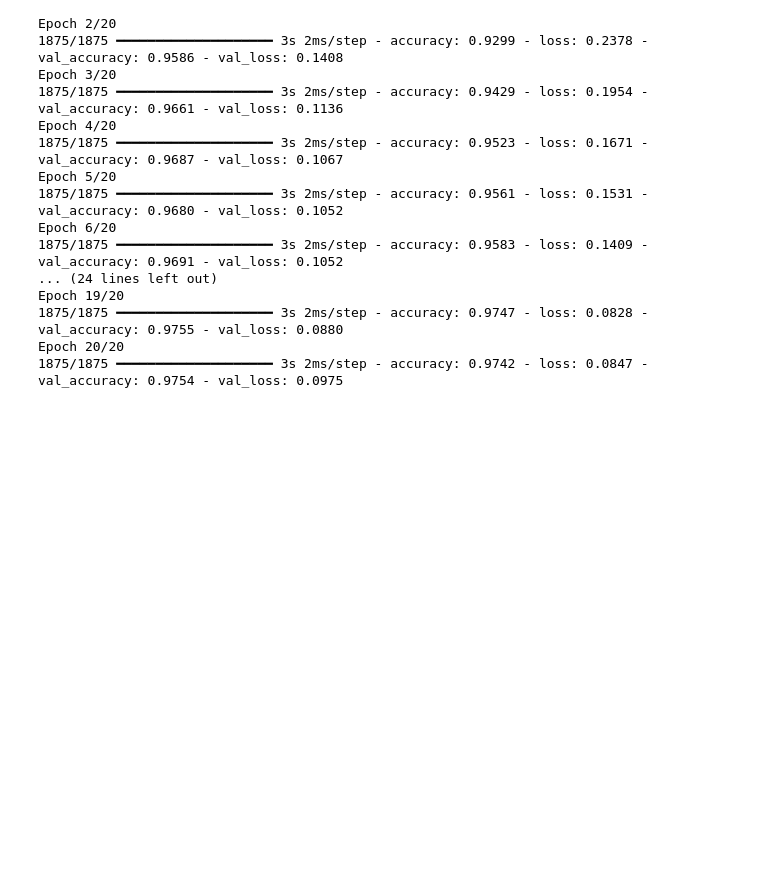
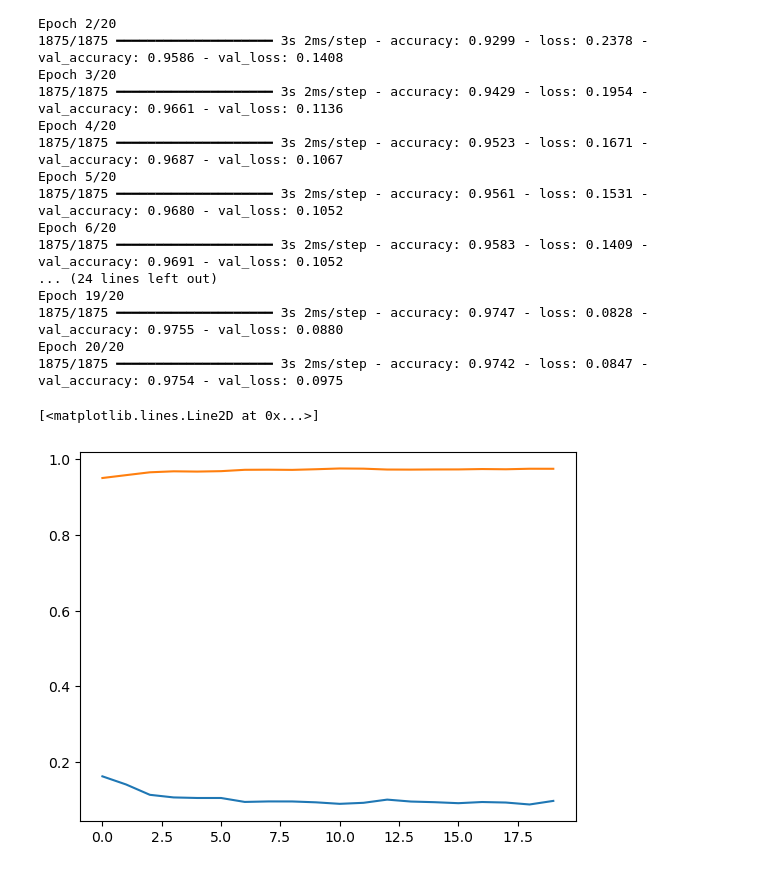
Before and after one commit to RodrigoD4v/FormacaoCD_Python, a Jupyter notebook: 8.NeuralNetworking_DeepLearning/notebooks/2.DeepLearnigMNIST.ipynb, the cells around one changed output. Cells and saved outputs as stored; diff of their text form; code cells hidden in the pictures; blank space fills up the shorter version.

Commit message:
Gerando gráfico para visualizar erro e a accuracy

```diff
--- a/8.NeuralNetworking_DeepLearning/notebooks/2.DeepLearnigMNIST.ipynb
+++ b/8.NeuralNetworking_DeepLearning/notebooks/2.DeepLearnigMNIST.ipynb
@@ -116,3 +116,13 @@ Epoch 19/20
 1875/1875 ━━━━━━━━━━━━━━━━━━━━ 3s 2ms/step - accuracy: 0.9747 - loss: 0.0828 - val_accuracy: 0.9755 - val_loss: 0.0880
 Epoch 20/20
 1875/1875 ━━━━━━━━━━━━━━━━━━━━ 3s 2ms/step - accuracy: 0.9742 - loss: 0.0847 - val_accuracy: 0.9754 - val_loss: 0.0975
+# %%
+# Gráfico para visualizar erros e accuracy
+historico.history.keys()
+# Evolução do erro, azul
+plt.plot(historico.history['val_loss'])
+# Performace da rede
+plt.plot(historico.history['val_accuracy'])
+# %% [output]
+[<matplotlib.lines.Line2D at 0x...>]
+[figure, added]
```
